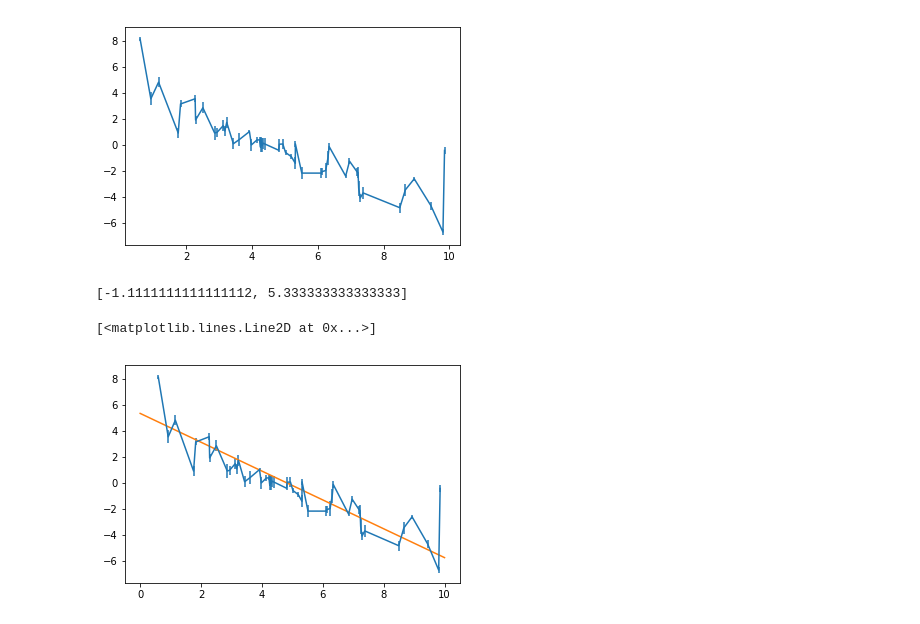
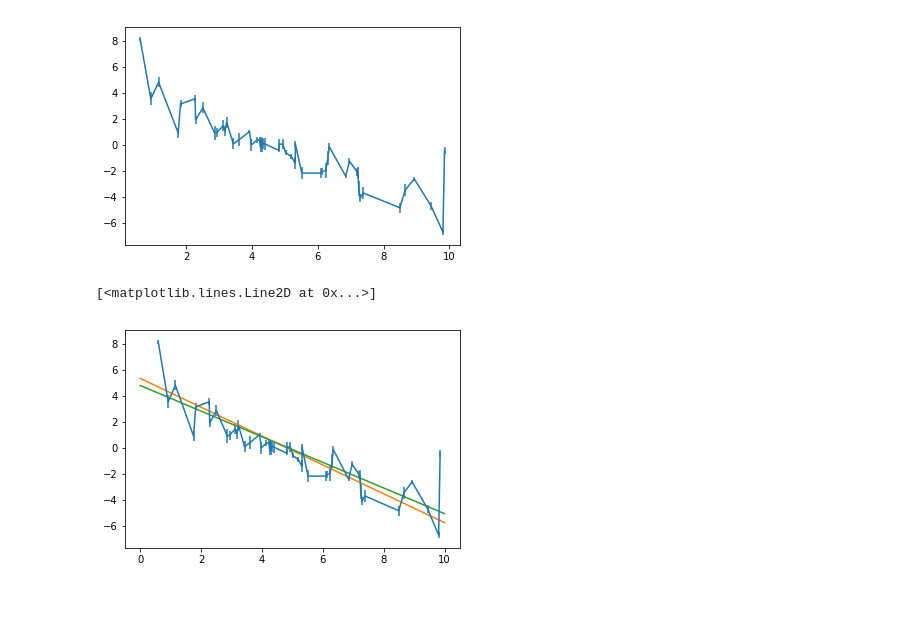
Before and after one commit to DCIDA2019/da2020-ChavezUriel, a Jupyter notebook: Semana6/Clase6.ipynb, the cells around one changed output. Drawn from its saved outputs; the diff is of its cells as text; code cells hidden in the pictures.

```diff
--- a/Semana6/Clase6.ipynb
+++ b/Semana6/Clase6.ipynb
@@ -39,28 +23,39 @@ plt.errorbar(data[0],data[1],yerr=data[2])
 # %%
 red=10
 parameters=pd.DataFrame([np.linspace(-2,0,num=red),np.linspace(4,8,num=red)])
-
+r=99999999
 a=pd.DataFrame(np.zeros([red,red]))
 for i in range(0,red):
     for j in range(0,red):
         p1=parameters.iloc[0,i]
         p2=parameters.iloc[1,j]
-        a[i][j]=xisq(data[0],data[1],data[2],recta,[p1,p2])
+        a=xisq(data[0],data[1],data[2],recta,[p1,p2])
+        if(a<r):
+            r=a
+            m=p1
+            b=p2
 
-p=[parameters.iloc[0,getIndexes(a,a.min().min())[0][1]],parameters.iloc[1,getIndexes(a,a.min().min())[0][0]]]
-p
+pares1=[m,b]
-# %% [output]
-[-1.1111111111111112, 5.333333333333333]
-# %%
-for i in range(0,red):
-    a[i][j]=xisq(data[0],data[1],data[2],recta,[p1,p2])
-
-p=[parameters.iloc[0,getIndexes(a,a.min().min())[0][1]],parameters.iloc[1,getIndexes(a,a.min().min())[0][0]]]
+# %%
+it=100
+r=99999999
+for i in range(it):
+    p1=np.random.random_sample()*2-2
+    p2=np.random.random_sample()*4+4
+    a=xisq(data[0],data[1],data[2],recta,[p1,p2])
+    if (a < r):
+        r=a
+        m=p1
+        b=p2
+pares2=[m,b]
 # %%
-x=np.linspace(0,10,num=100)
-y=recta(x,p)
+x=np.linspace(0,10,num=2)
+y1=recta(x,pares1)
+y2=recta(x,pares2)
+
 plt.errorbar(data[0],data[1],yerr=data[2])
-plt.plot(x,y)
+plt.plot(x,y1)
+plt.plot(x,y2)
 # %% [output]
 [<matplotlib.lines.Line2D at 0x...>]
-[figure, old version]
+[figure, new version]
```
Also changed, not shown: parts of 2 cells of this notebook.
